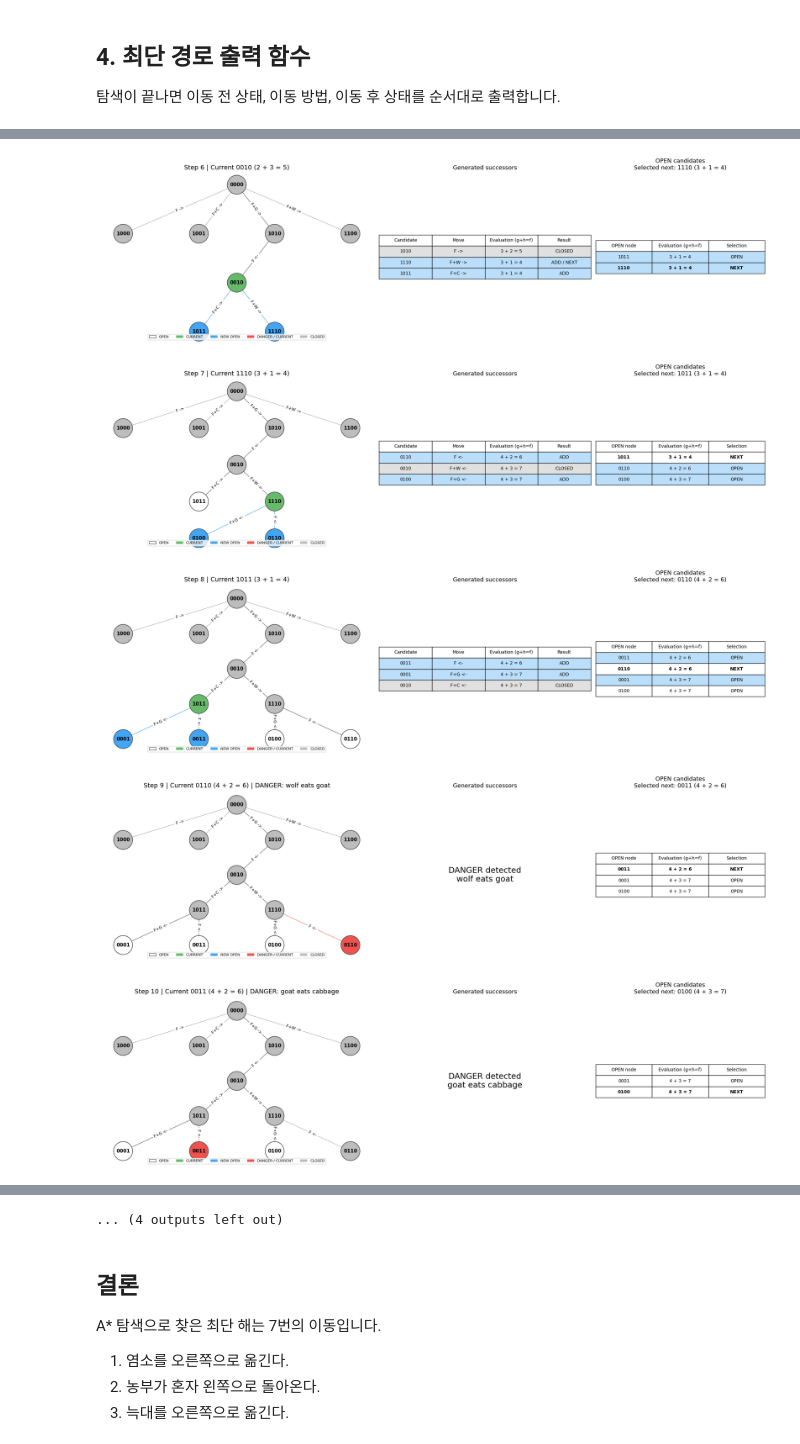
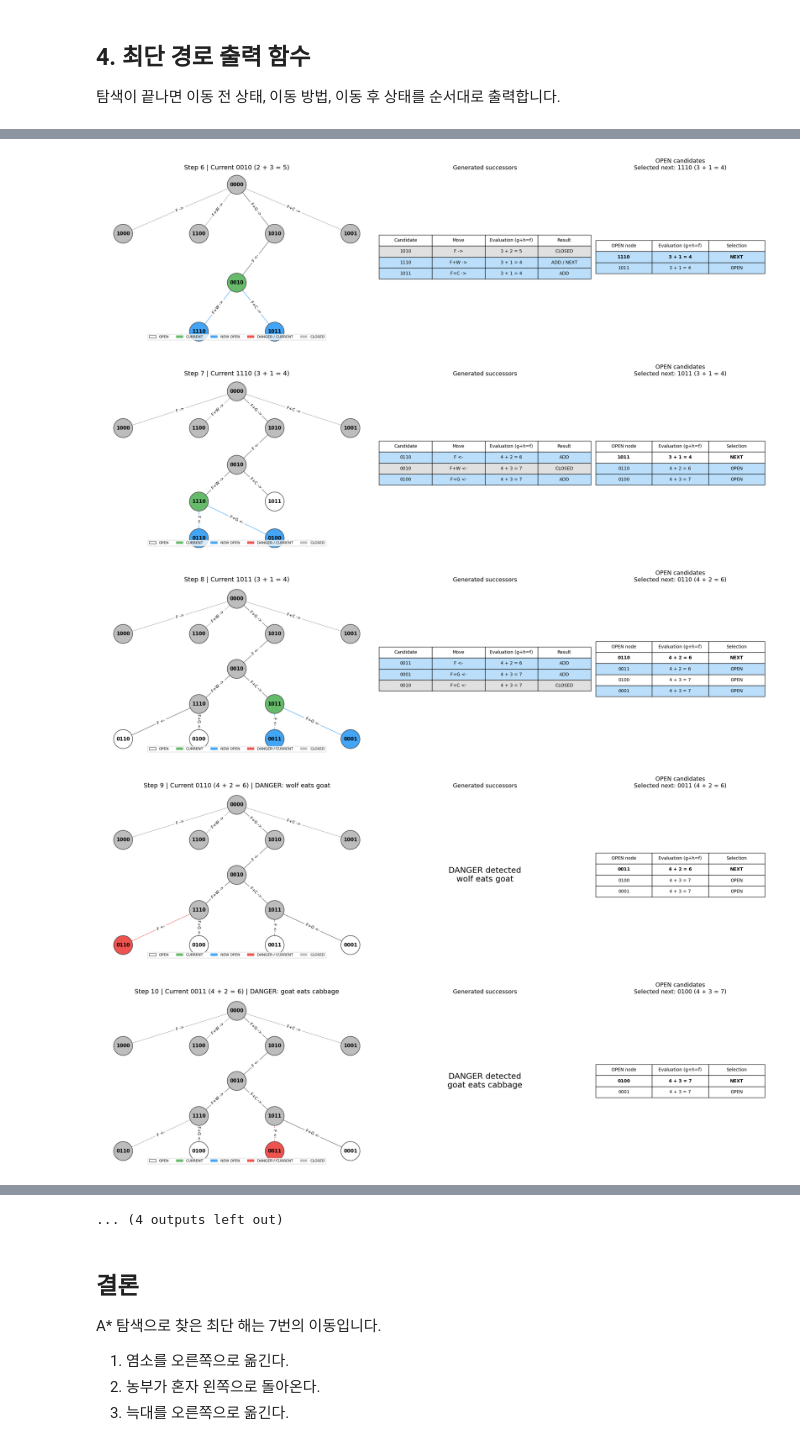
Before and after one commit to chadol27/2026-02-ai-basic, a Jupyter notebook: 0903/cross_river.ipynb, the cells around one changed output, grey strips where cells are left out. Saved outputs shown, nothing was run; the diff lists cells and outputs as text; code cells hidden in the pictures.

```diff
--- a/0903/cross_river.ipynb
+++ b/0903/cross_river.ipynb
@@ -127,19 +127,20 @@ def successors(state):
 # %%
 def astar(start, goal, on_step=None):
     counter = 0
-    open_heap = [(heuristic(start), heuristic(start), counter, start)]
+    open_heap = [(heuristic(start), counter, start)]
     open_nodes = {start}
     closed_nodes = set()
     g_score = {start: 0}
     parent = {start: None}
     parent_action = {}
     parent_edge_label = {}
+    generation_order = {start: counter}
     danger_edges = []
     snapshots = []
 
     def discard_stale_entries():
         while open_heap:
-            f_value, _, _, state = open_heap[0]
+            f_value, _, state = open_heap[0]
             expected_f = g_score.get(state, float("inf")) + heuristic(state)
             if state in open_nodes and f_value == expected_f:
                 break
@@ -151,7 +152,7 @@ def astar(start, goal, on_step=None):
         if not open_heap:
             break
 
-        _, _, _, current = heapq.heappop(open_heap)
+        _, _, current = heapq.heappop(open_heap)
         open_nodes.remove(current)
         step += 1
         candidate_rows = []
@@ -183,9 +184,12 @@ def astar(start, goal, on_step=None):
                     parent[next_state] = current
                     parent_action[next_state] = action
                     parent_edge_label[next_state] = edge_label
-                    counter += 1
+                    if is_new:
+                        counter += 1
+                        generation_order[next_state] = counter
                     heapq.heappush(
-                        open_heap, (f_value, h_value, counter, next_state)
+                        open_heap,
+                        (f_value, generation_order[next_state], next_state),
                     )
                     open_nodes.add(next_state)
                     if is_new:
@@ -207,7 +211,7 @@ def astar(start, goal, on_step=None):
 
         closed_nodes.add(current)
         discard_stale_entries()
-        next_node = open_heap[0][3] if open_heap and current != goal else None
+        next_node = open_heap[0][2] if open_heap and current != goal else None
 
         for row in candidate_rows:
             if row["state"] == next_node:
@@ -216,7 +220,9 @@ def astar(start, goal, on_step=None):
         open_candidates = []
         for state in sorted(
             open_nodes,
-            key=lambda node: (g_score[node] + heuristic(node), heuristic(node), node),
+            key=lambda node: (
+                g_score[node] + heuristic(node), generation_order[node]
+            ),
         ):
             open_candidates.append(
                 {
@@ -248,6 +254,7 @@ def astar(start, goal, on_step=None):
                 "tree_edges": tree_edges,
                 "danger_edges": list(danger_edges),
                 "g_score": dict(g_score),
+                "generation_order": dict(generation_order),
         }
         snapshots.append(snapshot)
         if on_step is not None:
@@ -292,5 +299,5 @@ A*가 노드 하나를 확장할 때마다 즉시 한 개의 그림을 출력합
 # %%
-def tree_positions(parent_map):
+def tree_positions(parent_map, generation_order):
     depths = {START: 0}
 
     def get_depth(node):
@@ -307,7 +314,7 @@ def tree_positions(parent_map):
 
     positions = {}
     for depth, nodes in levels.items():
-        nodes.sort()
+        nodes.sort(key=lambda node: generation_order[node])
         center = (len(nodes) - 1) / 2
         for index, node in enumerate(nodes):
             positions[node] = ((index - center) * 2.2, -depth * 1.5)
@@ -337,7 +344,9 @@ def draw_snapshot(snapshot):
     for source, target, _ in snapshot["danger_edges"]:
         if target not in snapshot_parents:
             snapshot_parents[target] = source
-    positions = tree_positions(snapshot_parents)
+    positions = tree_positions(
+        snapshot_parents, snapshot["generation_order"]
+    )
 
     current = snapshot["current"]
     next_node = snapshot["next"]
@@ -542,6 +551,6 @@ print_solution(path, actions)
 [figure]
-[figure, old version]
+[figure, new version]
-[figure, old version]
+[figure, new version]
-[figure, old version]
+[figure, new version]
-[figure, old version]
+[figure, new version]
-[figure, old version]
+[figure, new version]
```
Also changed, not shown: parts of 3 cells of this notebook.
